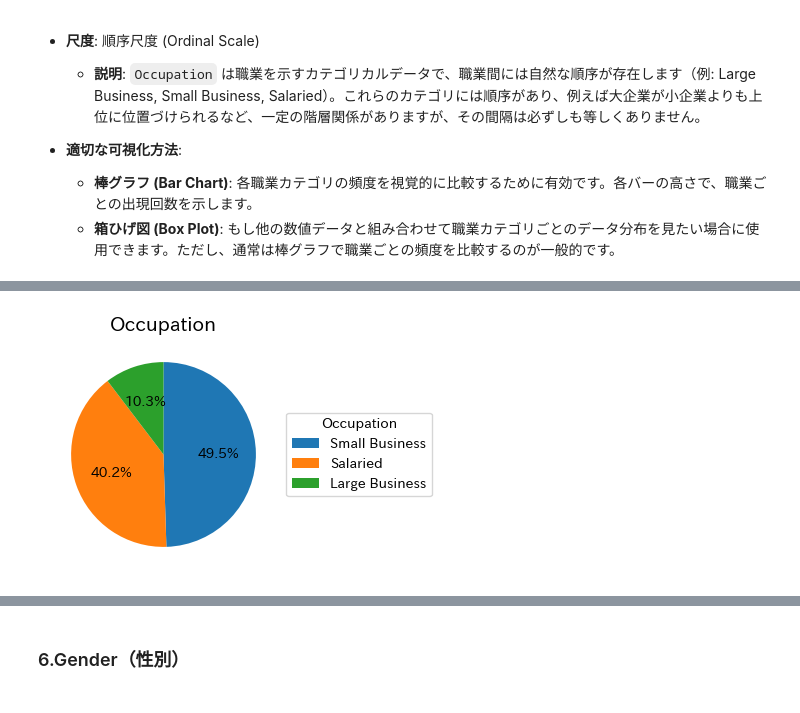
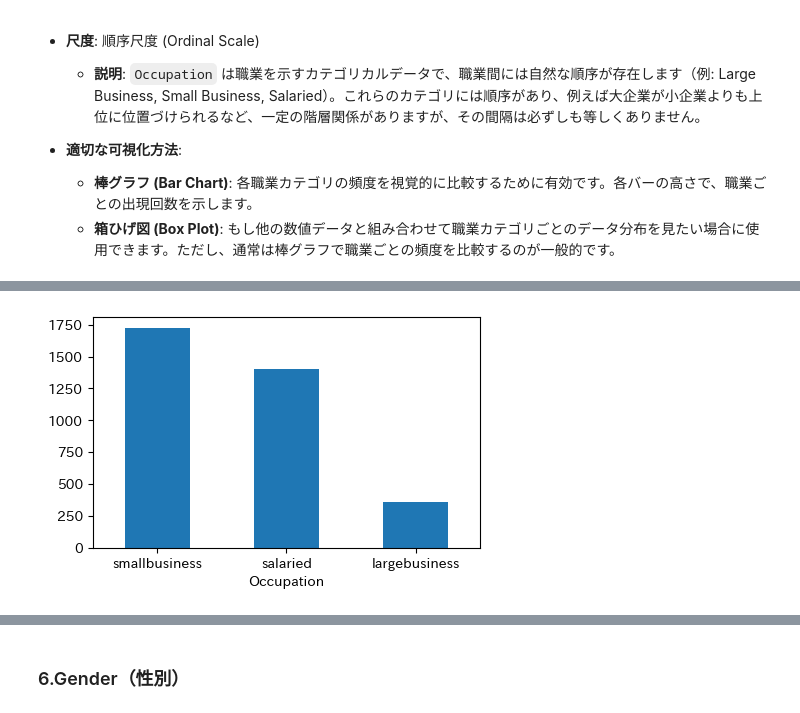
Before and after one commit to Ry02024/SignateCup2024Summer_Ry032, a Jupyter notebook: notebooks/DataAnalysis.ipynb, the cells around one changed output, grey strips where cells are left out. Cells and saved outputs as stored; diff of their text form; code cells hidden in the pictures.

```diff
--- a/notebooks/DataAnalysis.ipynb
+++ b/notebooks/DataAnalysis.ipynb
@@ -323,4 +325,4 @@ BarChart(train['Occupation'])
-# %%
-PieChart(train['Occupation'])
-# %% [output]
-[figure, removed]
+# %%
+visualization.BarChart(train_processed_x['Occupation'])
+# %% [output]
+[figure, added]
```
Also changed, not shown: parts of 210 cells of this notebook.
